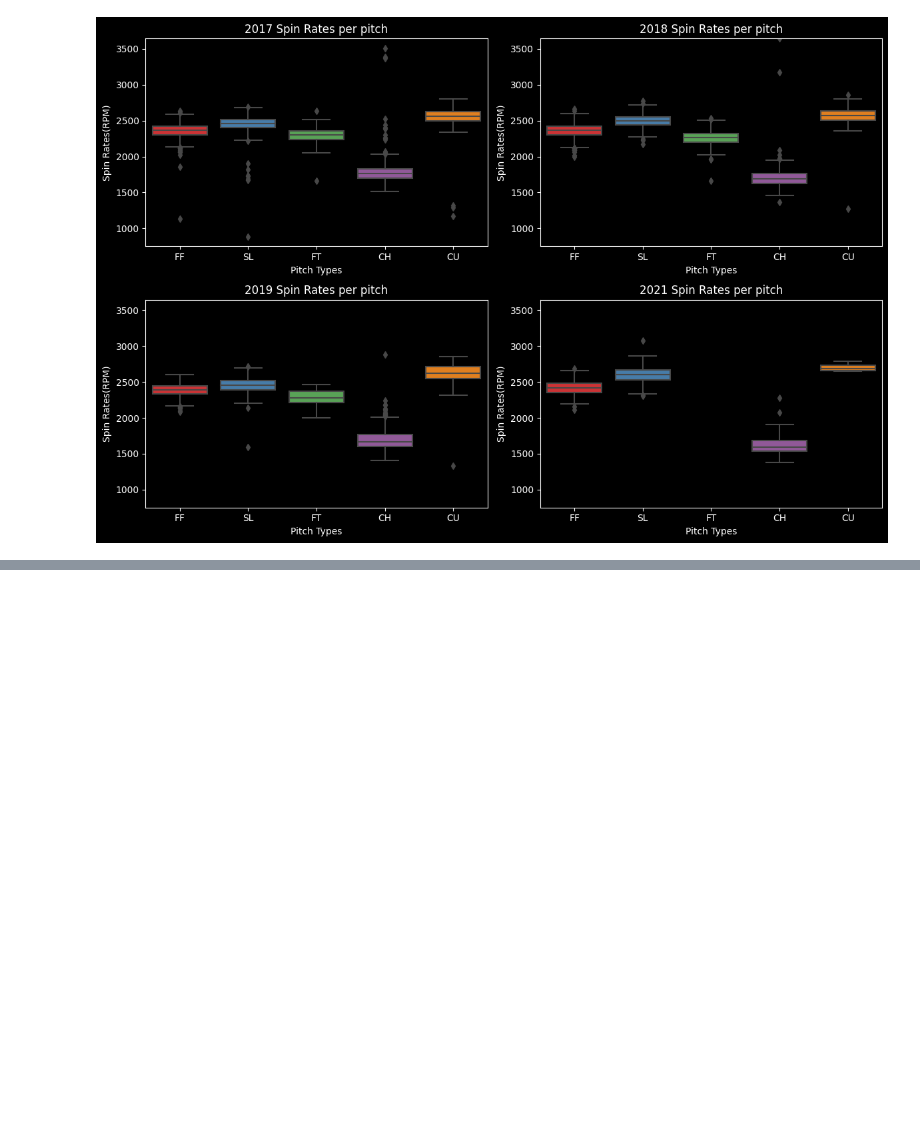
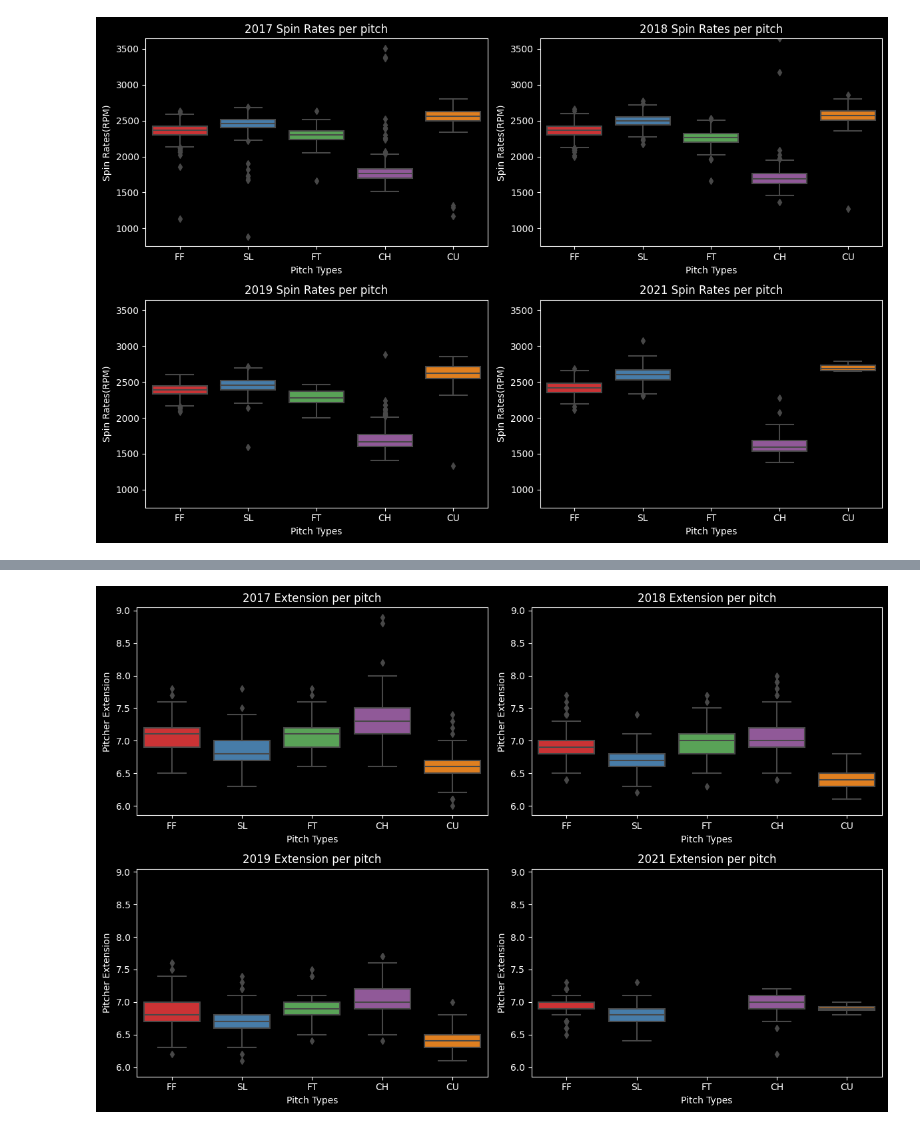
Before and after one commit to brady-pittman/Random-Data-Projects, a Jupyter notebook: random-spins.ipynb, the cells around one changed output, grey strips where cells are left out. Cells and saved outputs as stored; diff of their text form; code cells hidden in the pictures; blank space fills up the shorter version.

```diff
--- a/random-spins.ipynb
+++ b/random-spins.ipynb
@@ -105,0 +91,25 @@ IndexError: list index out of range
+# %%
+unique_values = degrom_data['year'].unique()
+unique_pitch_types = degrom_data['pitch_type'].unique()
+
+
+color_pallete = sns.color_palette('Set1', n_colors=len(unique_pitch_types))
+
+fig, axes = plt.subplots(2, 2, figsize=(12, 8))
+
+for i, value in enumerate(unique_values):
+    row = i // 2
+    col = i % 2
+
+    filtered_data = degrom_data[degrom_data['year'] == value]
+
+    sns.boxplot(x=filtered_data['pitch_type'], y=filtered_data['extension'], ax=axes[row, col], order= unique_pitch_types, palette=color_pallete)
+    axes[row, col].set_title(f'{value} Extension per pitch')
+    axes[row, col].set_ylabel('Pitcher Extension')
+    axes[row, col].set_xlabel('Pitch Types')
+    axes[row, col].set_ylim(axes[0, 0].get_ylim())
+
+plt.tight_layout()
+plt.show()
+# %% [output]
+[figure, added]
```
Also changed, not shown: parts of 3 cells of this notebook.
